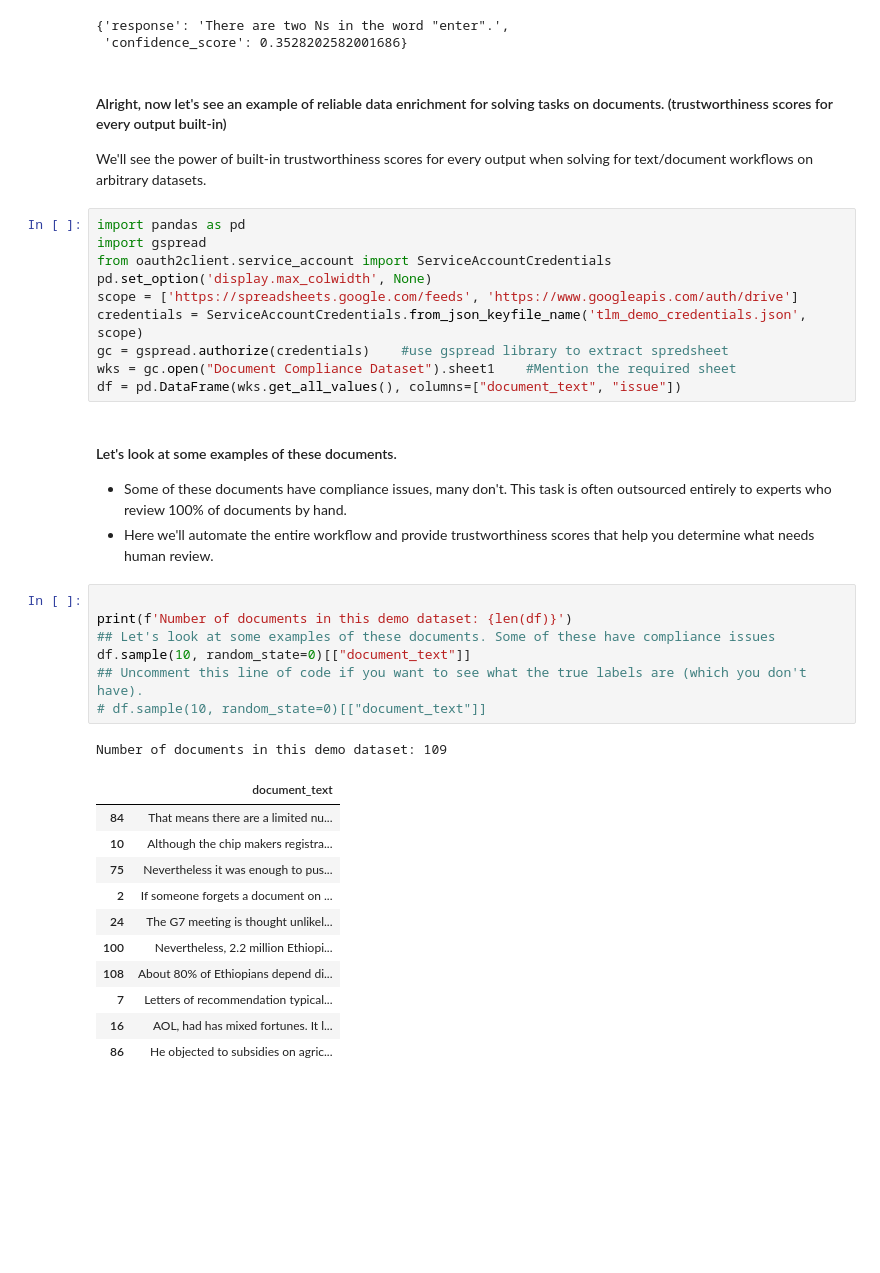
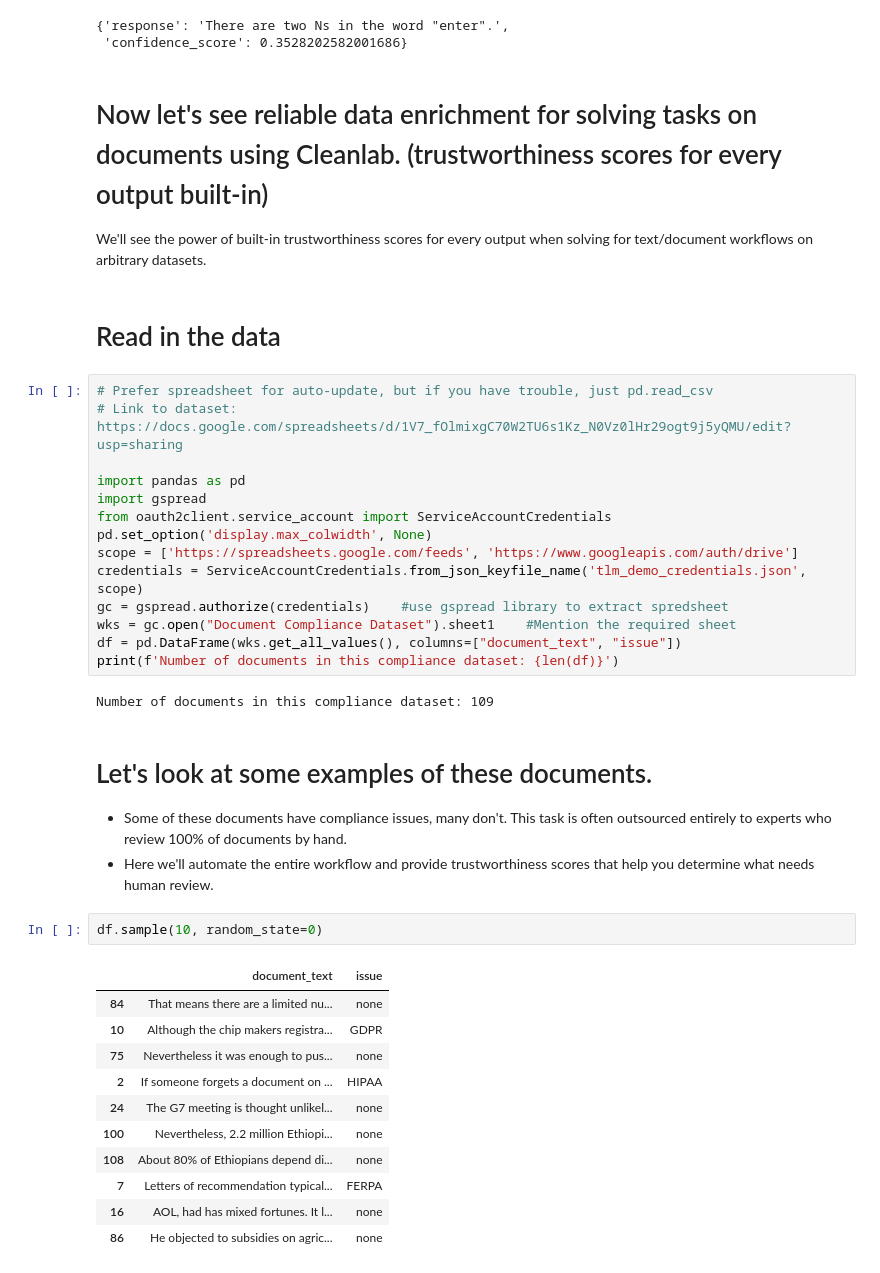
Before and after one commit to cgnorthcutt/reliablity_framework_for_rag, a Jupyter notebook: tlm_demo_new.ipynb, the cells around one changed output. Saved outputs shown, nothing was run; the diff lists cells and outputs as text; blank space fills up the shorter version.

Commit message:
Cleanlab Data Enrichment v0 via TLM fixed

```diff
--- a/tlm_demo_new.ipynb
+++ b/tlm_demo_new.ipynb
@@ -37,10 +38,15 @@ tlm_fast.prompt("How many Ns are there in the word enter?")
 {'response': 'There are two Ns in the word "enter".',
  'confidence_score': 0.3528202582001686}
 # %% [markdown]
-#### Alright, now let's see an example of reliable data enrichment for solving tasks on documents. (trustworthiness scores for every output built-in)
+# Now let's see reliable data enrichment for solving tasks on documents using Cleanlab. (trustworthiness scores for every output built-in)
 
 We'll see the power of built-in trustworthiness scores for every output when solving for text/document workflows on arbitrary datasets.
+# %% [markdown]
+# Read in the data
 # %%
+# Prefer spreadsheet for auto-update, but if you have trouble, just pd.read_csv
+# Link to dataset: https://docs.google.com/spreadsheets/d/1V7_fOlmixgC70W2TU6s1Kz_N0Vz0lHr29ogt9j5yQMU/edit?usp=sharing
+
 import pandas as pd
 import gspread
 from oauth2client.service_account import ServiceAccountCredentials
@@ -50,27 +56,24 @@ credentials = ServiceAccountCredentials.from_json_keyfile_name('tlm_demo_credent
 gc = gspread.authorize(credentials)    #use gspread library to extract spredsheet
 wks = gc.open("Document Compliance Dataset").sheet1    #Mention the required sheet
 df = pd.DataFrame(wks.get_all_values(), columns=["document_text", "issue"])
+print(f'Number of documents in this compliance dataset: {len(df)}')
+# %% [output]
+Number of documents in this compliance dataset: 109
 # %% [markdown]
-#### Let's look at some examples of these documents.
+# Let's look at some examples of these documents.
 * Some of these documents have compliance issues, many don't. This task is often outsourced entirely to experts who review 100% of documents by hand.
 * Here we'll automate the entire workflow and provide trustworthiness scores that help you determine what needs human review.
 # %%
-
-print(f'Number of documents in this demo dataset: {len(df)}')
-## Let's look at some examples of these documents. Some of these have compliance issues
-df.sample(10, random_state=0)[["document_text"]]
-## Uncomment this line of code if you want to see what the true labels are (which you don't have).
-# df.sample(10, random_state=0)[["document_text"]]
+df.sample(10, random_state=0)
 # %% [output]
-Number of documents in this demo dataset: 109
-|  | document_text |
-| 84 | That means there are a limited nu... |
-| 10 | Although the chip makers registra... |
-| 75 | Nevertheless it was enough to pus... |
-| 2 | If someone forgets a document on ... |
-| 24 | The G7 meeting is thought unlikel... |
-| 100 | Nevertheless, 2.2 million Ethiopi... |
-| 108 | About 80% of Ethiopians depend di... |
-| 7 | Letters of recommendation typical... |
-| 16 | AOL, had has mixed fortunes. It l... |
-| 86 | He objected to subsidies on agric... |
+|  | document_text | issue |
+| 84 | That means there are a limited nu... | none |
+| 10 | Although the chip makers registra... | GDPR |
+| 75 | Nevertheless it was enough to pus... | none |
+| 2 | If someone forgets a document on ... | HIPAA |
+| 24 | The G7 meeting is thought unlikel... | none |
+| 100 | Nevertheless, 2.2 million Ethiopi... | none |
+| 108 | About 80% of Ethiopians depend di... | none |
+| 7 | Letters of recommendation typical... | FERPA |
+| 16 | AOL, had has mixed fortunes. It l... | none |
+| 86 | He objected to subsidies on agric... | none |
```
Also changed, not shown: parts of 27 cells of this notebook.
